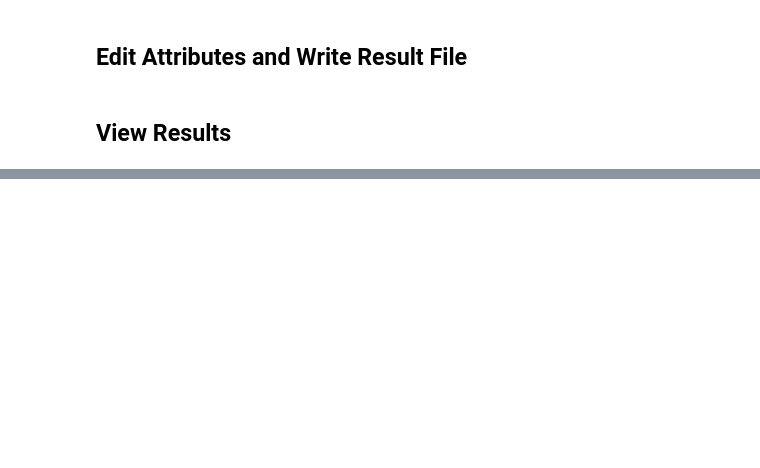
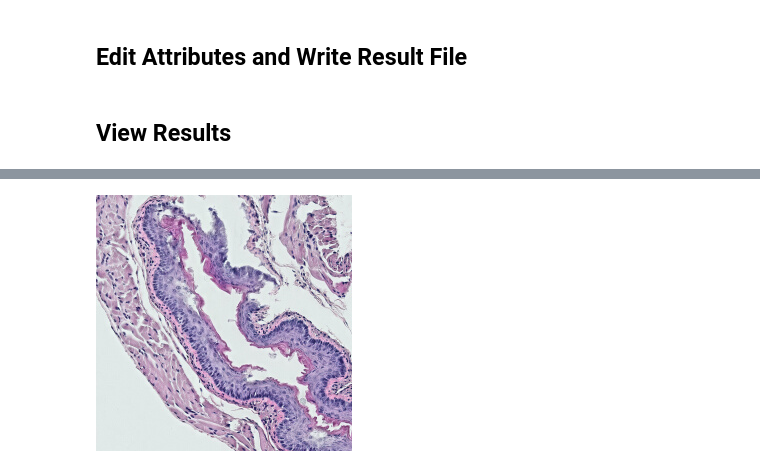
Before and after one commit to girder/large_image, a Jupyter notebook: docs/zarr_sink_example.ipynb, the cells around one changed output, grey strips where cells are left out. Saved outputs shown, nothing was run; the diff lists cells and outputs as text; code cells hidden in the pictures; blank space fills up the shorter version.

```diff
--- a/docs/zarr_sink_example.ipynb
+++ b/docs/zarr_sink_example.ipynb
@@ -104,3 +168,8 @@ source_2.getMetadata()
+# %%
+# show source_2 as a static thumbnail
+source_2.getThumbnail()[0]
+# %% [output]
+[figure, added]
 # %%
 # show source_2 in an interactive viewer
 source_2
```
Also changed, not shown: parts of 8 cells of this notebook.
